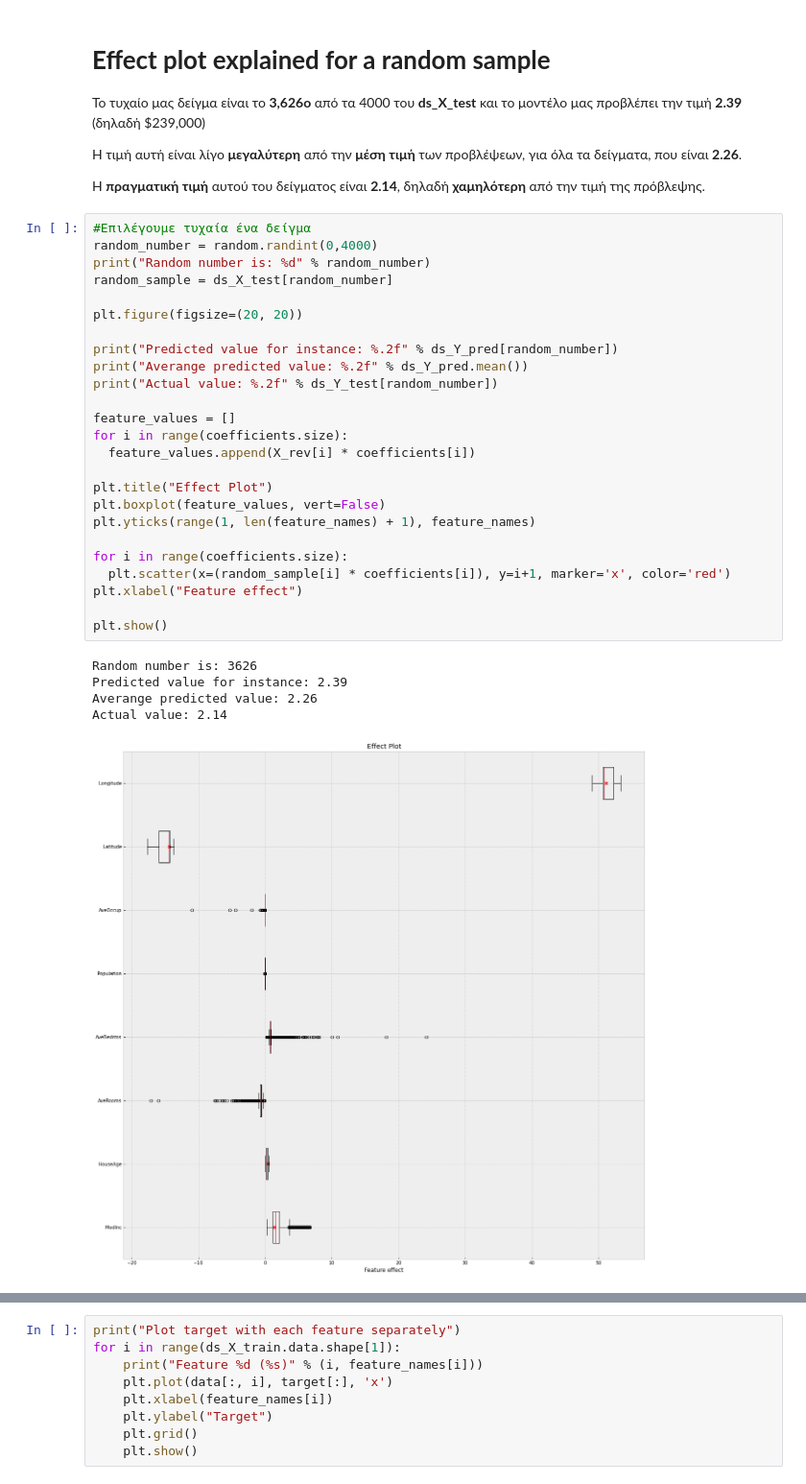
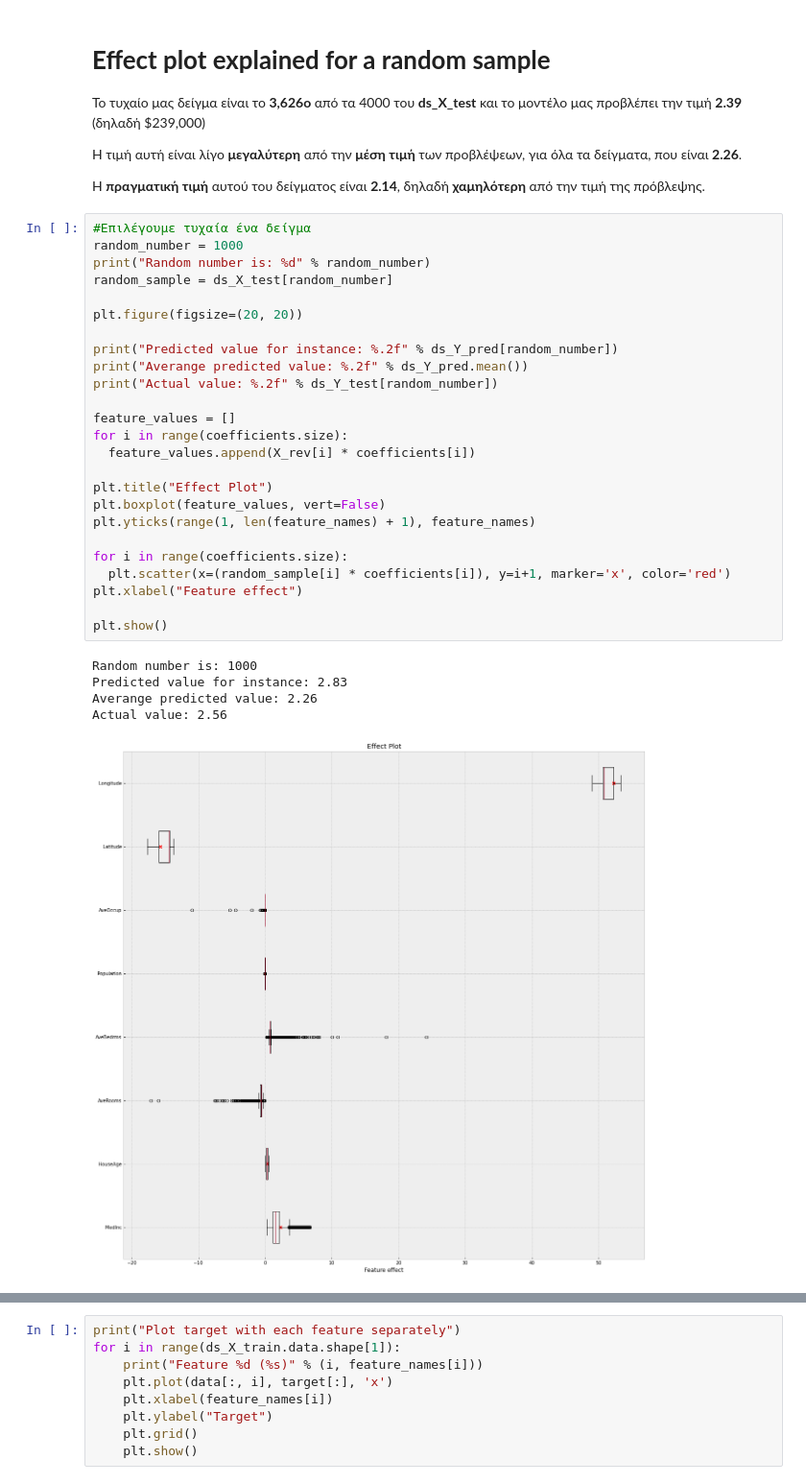
Before and after one commit to Maagnitude/california-housing-xai, a Jupyter notebook: california-housing-xai.ipynb, the cells around one changed output, grey strips where cells are left out. Shown at 96% size. Cells and saved outputs as stored; diff of their text form.

```diff
--- a/california-housing-xai.ipynb
+++ b/california-housing-xai.ipynb
@@ -158,34 +158,34 @@ To τυχαίο μας δείγμα είναι το **3,626ο** από τα 4000
 Η **πραγματική τιμή** αυτού του δείγματος είναι **2.14**, δηλαδή **χαμηλότερη** από την τιμή της πρόβλεψης.
 # %%
 #Επιλέγουμε τυχαία ένα δείγμα
-random_number = random.randint(0,4000)
+random_number = 1000
 print("Random number is: %d" % random_number)
 random_sample = ds_X_test[random_number]
 
 plt.figure(figsize=(20, 20))
 
 print("Predicted value for instance: %.2f" % ds_Y_pred[random_number])
 print("Averange predicted value: %.2f" % ds_Y_pred.mean())
 print("Actual value: %.2f" % ds_Y_test[random_number])
 
 feature_values = []
 for i in range(coefficients.size):
   feature_values.append(X_rev[i] * coefficients[i])
 
 plt.title("Effect Plot")
 plt.boxplot(feature_values, vert=False)
 plt.yticks(range(1, len(feature_names) + 1), feature_names)
 
 for i in range(coefficients.size):
   plt.scatter(x=(random_sample[i] * coefficients[i]), y=i+1, marker='x', color='red')
 plt.xlabel("Feature effect")
 
 plt.show()
 # %% [output]
-Random number is: 3626
-Predicted value for instance: 2.39
+Random number is: 1000
+Predicted value for instance: 2.83
 Averange predicted value: 2.26
-Actual value: 2.14
+Actual value: 2.56
-[figure, old version]
+[figure, new version]
 # %%
 #Επιλέγουμε τυχαία ένα δείγμα
```
Also changed, not shown: parts of 7 cells of this notebook.
